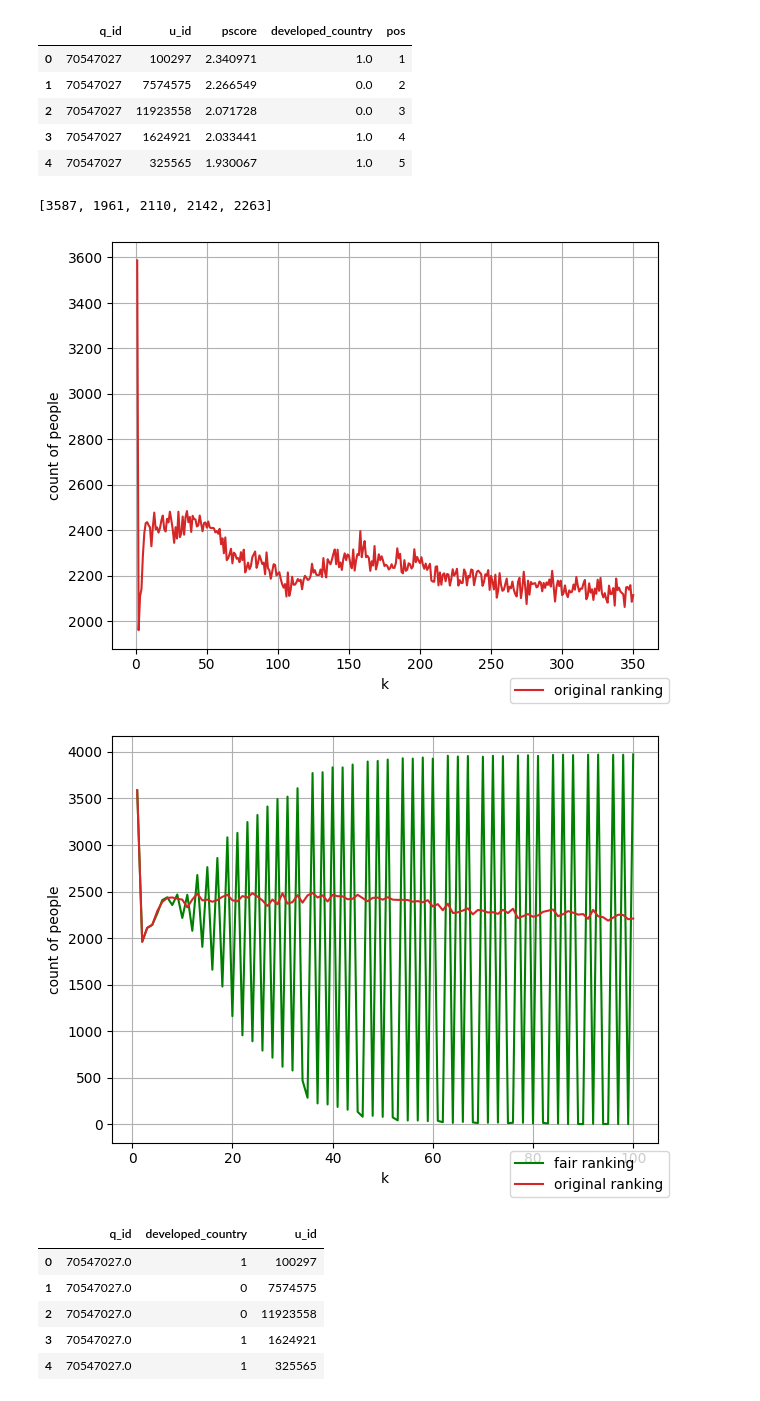
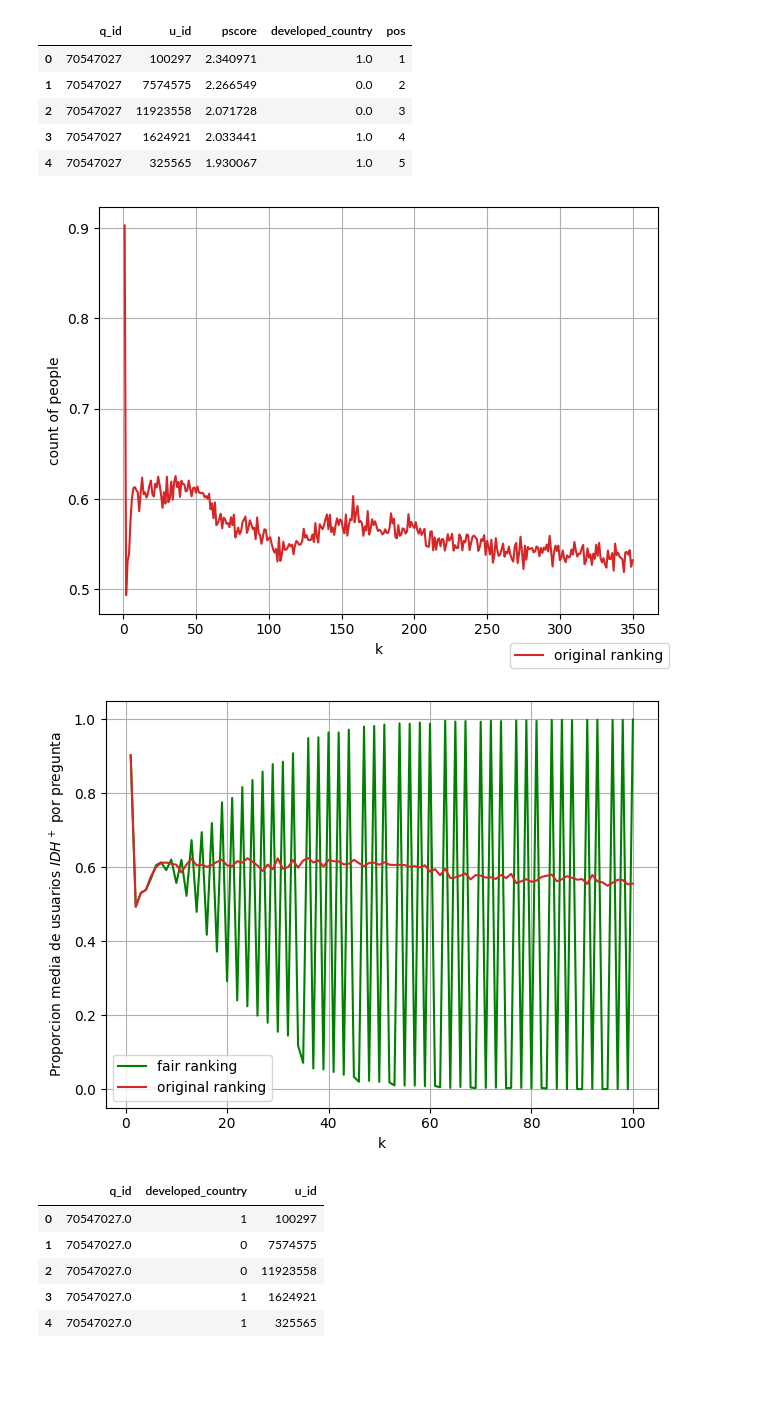
Before and after one commit to flopezd/so_q_recom, a Jupyter notebook: notebooks/fairness/FAIR_correction.ipynb, the cells around one changed output. Saved outputs shown, nothing was run; the diff lists cells and outputs as text; code cells hidden in the pictures; blank space fills up the shorter version.

```diff
--- a/notebooks/fairness/FAIR_correction.ipynb
+++ b/notebooks/fairness/FAIR_correction.ipynb
@@ -200,11 +219,7 @@ dev_country_per_pos = [0] * 350
 
 for _, candidates in questions_rankings_fair.items():
     for pos, candidate in enumerate(candidates):
-        dev_country_per_pos[pos] += 1 - int(candidate.is_protected)
+        dev_country_per_pos[pos] += ((1 - int(candidate.is_protected)) / (len(questions_rankings_fair)))
-# %%
-dev_country_per_pos[:5]
-# %% [output]
-[3587, 1961, 2110, 2142, 2263]
 # %%
 fig, ax1 = plt.subplots()
 
@@ -215,7 +230,7 @@ ax1.plot(
     list(range(1, 351)),
     df_for_fair_complete[["developed_country", "pos"]]
     .groupby("pos")
-    .sum()
+    .mean()
     .values.flatten(),
     color=color,
     label="original ranking",
@@ -226,32 +241,33 @@ fig.tight_layout()
 plt.grid()
 plt.show()
 # %% [output]
-[figure, old version]
+[figure, new version]
 # %%
 fig, ax1 = plt.subplots()
 
 color = "tab:red"
 ax1.set_xlabel("k")
-ax1.set_ylabel("count of people")
+ax1.set_ylabel("Proporcion media de usuarios $IDH^+$ por pregunta")
 ax1.plot(
     list(range(1, 101)), dev_country_per_pos[:100], color="green", label="fair ranking"
 )
 ax1.plot(
     list(range(1, 101)),
     df_for_fair_complete[["developed_country", "pos"]]
     .groupby("pos")
-    .sum()
+    .mean()
     .values.flatten()[:100],
     color=color,
     label="original ranking",
 )
-fig.legend(loc="lower right")
+ax1.legend(loc="lower left")
 
 fig.tight_layout()
 plt.grid()
+fig.savefig(f"devcount.pdf")
 plt.show()
 # %% [output]
-[figure, old version]
+[figure, new version]
 # %%
 rows = []
 
```
Also changed, not shown: parts of 7 cells of this notebook, 4 other files.
